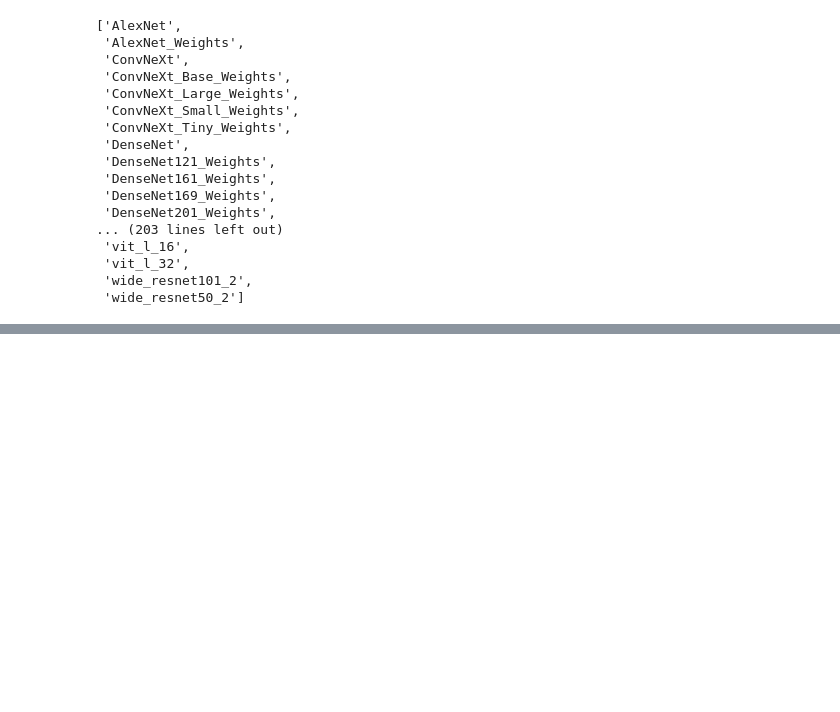
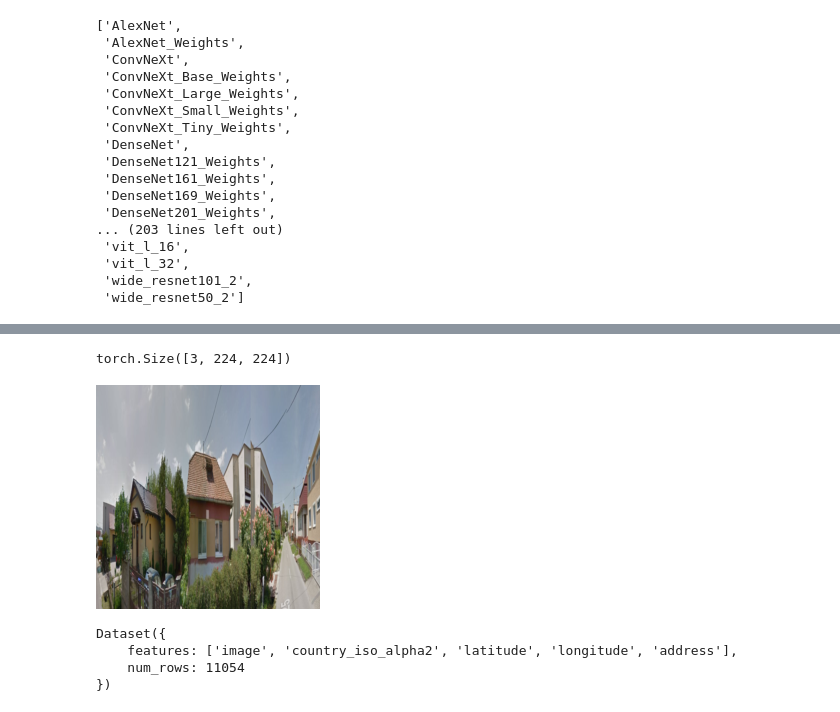
Before and after one commit to rama96/geoguessr, a Jupyter notebook: notebooks/image_dta_download.ipynb, the cells around one changed output, grey strips where cells are left out. Saved outputs shown, nothing was run; the diff lists cells and outputs as text; code cells hidden in the pictures; blank space fills up the shorter version.

```diff
--- a/notebooks/image_dta_download.ipynb
+++ b/notebooks/image_dta_download.ipynb
@@ -234,0 +257,17 @@ dir(models)
+# %%
+from torchvision import transforms
+
+img = train_data[3]['image']
+transform  = transforms.Compose([
+    transforms.Resize((256,256)),
+    transforms.CenterCrop(224),
+    transforms.ToTensor(),
+])
+img_t = transform(img)
+img_t.shape
+# %% [output]
+torch.Size([3, 224, 224])
+# %%
+transforms.ToPILImage()(img_t.squeeze_(0))
+# %% [output]
+[figure, added]
@@ -234,0 +276,7 @@ dir(models)
+# %%
+train_data
+# %% [output]
+Dataset({
+    features: ['image', 'country_iso_alpha2', 'latitude', 'longitude', 'address'],
+    num_rows: 11054
+})
```
Also changed, not shown: parts of 4 cells of this notebook, 3 other files.
